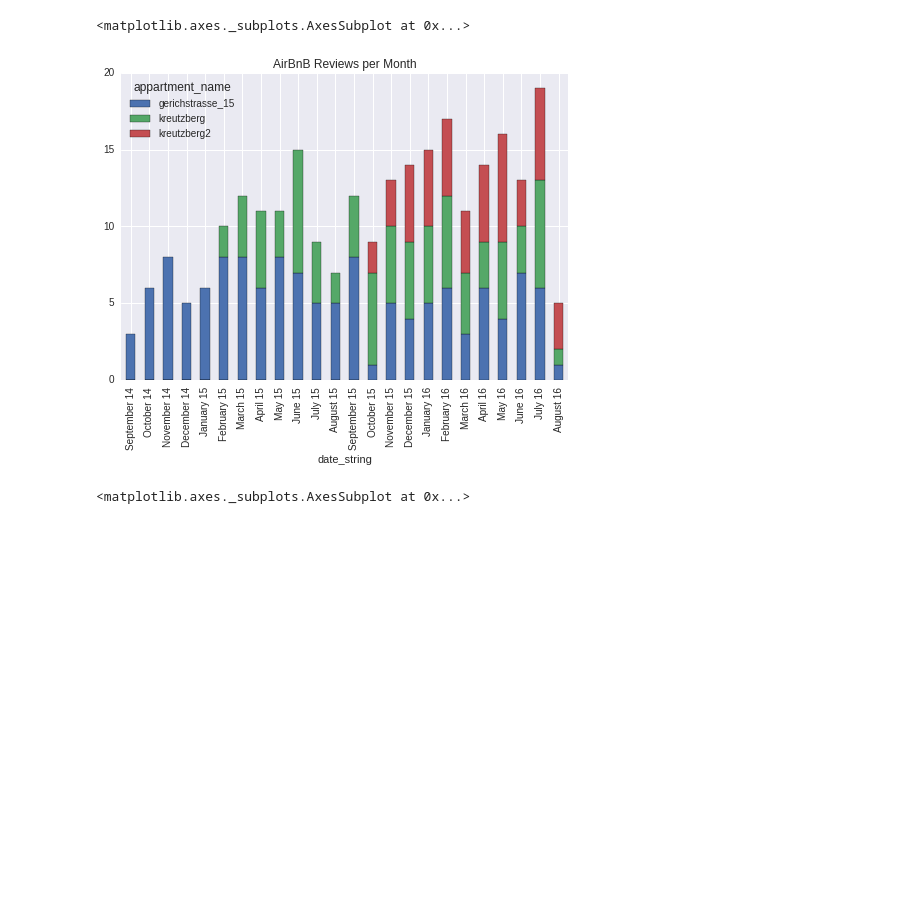
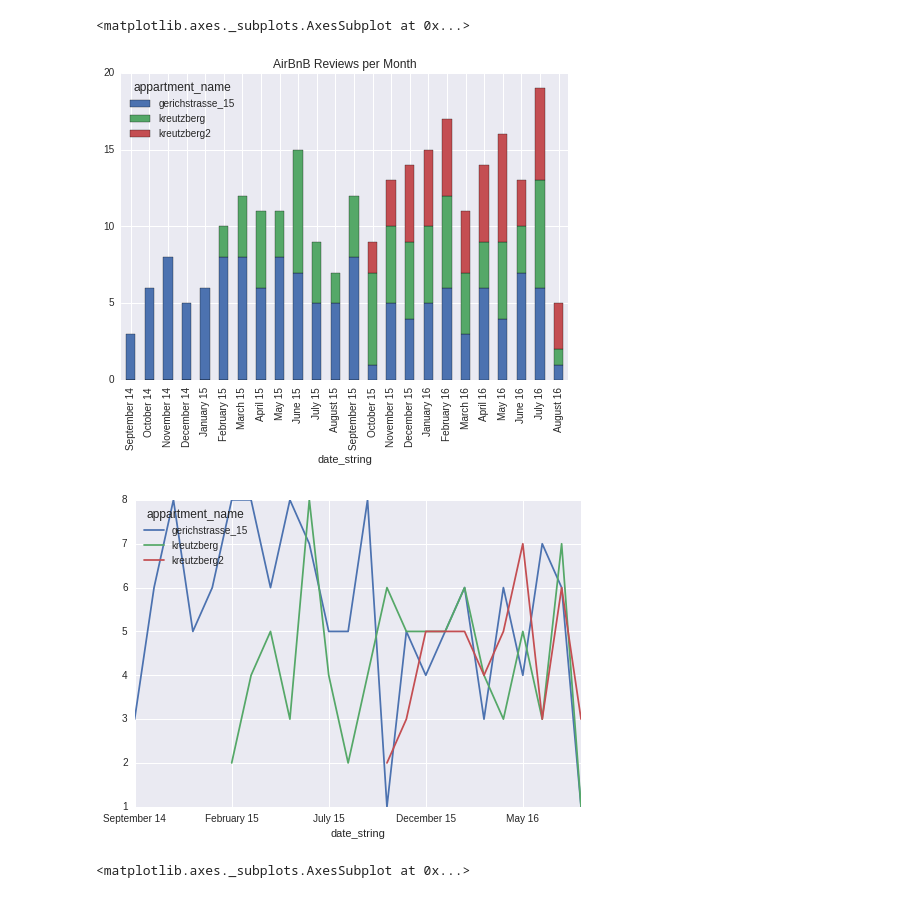
Before and after one commit to clementlefevre/CS109, a Jupyter notebook: driver_arm/driver_control.ipynb, the cells around one changed output. Drawn from its saved outputs; the diff is of its cells as text; code cells hidden in the pictures; blank space fills up the shorter version.

```diff
--- a/driver_arm/driver_control.ipynb
+++ b/driver_arm/driver_control.ipynb
@@ -46,33 +46,35 @@ def plot_visitors(folder_name):
     df['date']= pd.to_datetime(df.localized_date)
     df['date_string'] = df.date.apply(lambda x : x.strftime('%B %y'))
     df['appartment_name'] = folder_name
 
 
 
     return df
 
 
 df_list =[]
 for fold in folder_list:
     df = plot_visitors(fold)
     df_list.append(df)
 
 
 df_final = pd.concat(df_list,axis=0)
 df_final = df_final.sort_values(by='date', ascending=True)
 
 groupy_date = df_final.groupby(['date','date_string','appartment_name'],sort=True).count()
 groupy_date.head()
 
 
 
 groupy_date = groupy_date.unstack('appartment_name')
 groupy_date.head()
 groupy_date= groupy_date.reset_index('date')
 groupy_date.comments.plot(kind='bar',stacked = True, title='AirBnB Reviews per Month')
+groupy_date.comments.plot()
 # %% [output]
 <matplotlib.axes._subplots.AxesSubplot at 0x...>
 [figure]
+[figure, added]
 # %%
 rolling_mean = df_final['date'].value_counts().sort_values()
 rolling_mean = rolling_mean.rolling(window=3).mean()
```
Also changed, not shown: parts of 2 cells of this notebook, 3 other files.
